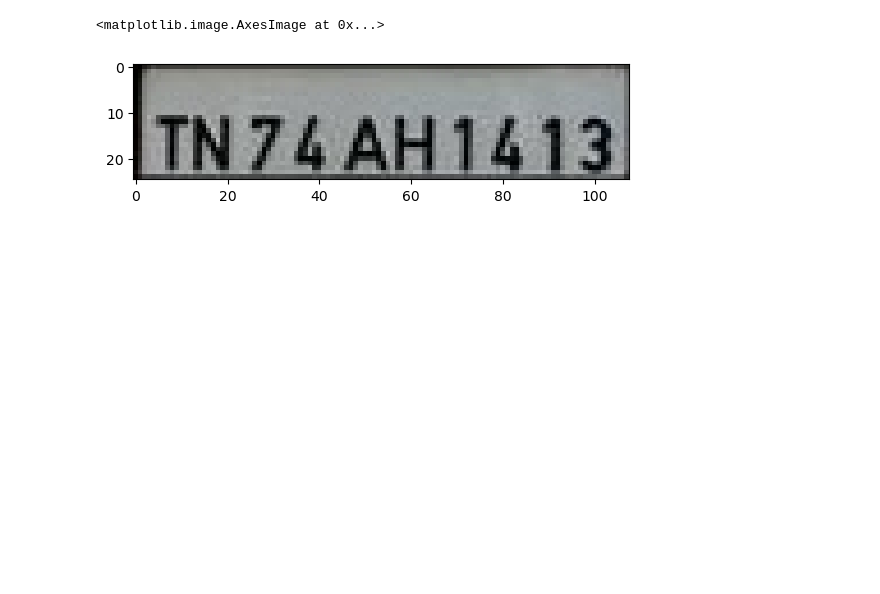
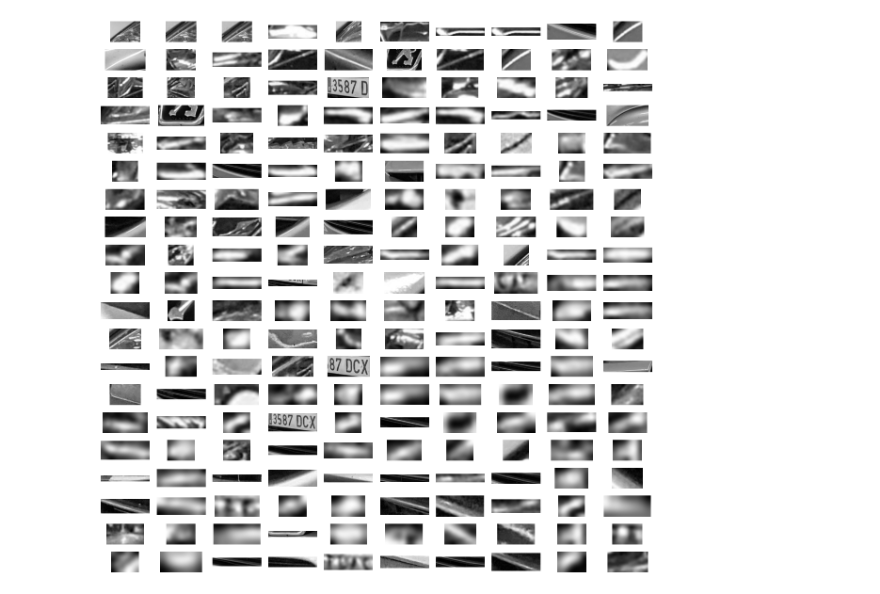
Before and after one commit to adriangar8/vision_learning_project1, a Jupyter notebook: project1/svm.ipynb, the cells around one changed output. Cells and saved outputs as stored; diff of their text form; code cells hidden in the pictures; blank space fills up the shorter version.

```diff
--- a/project1/svm.ipynb
+++ b/project1/svm.ipynb
@@ -8,0 +136,18 @@ from sklearn.model_selection import train_test_split
+# %%
+xml_files, png_files = read_files()
+
+negative_samples_list = []
+licensplates = []
+
+for xml_path, img_path in zip(xml_files, png_files):
+    licen = licensplate(xml_path, img_path)
+    if licen is None:
+        continue
+    licens_gray = cv2.cvtColor(licen, cv2.COLOR_RGB2GRAY)
+    licensplates.append(licens_gray)
+idx = 0
+for xml_path, img_path in zip(xml_files, png_files):
+    if idx == 6:
+        break
+    idx += 1
+    negative_samples_list.extend(negative_samples(xml_path, img_path))
@@ -8,0 +236,3 @@ from sklearn.model_selection import train_test_split
+# %%
+cropped_images = method_3(FRONTALIMAGES[8])
+features = obtain_sift_features(cropped_images)
@@ -8,0 +249,23 @@ from sklearn.model_selection import train_test_split
+# %%
+import matplotlib.pyplot as plt
+# Assuming cropped_images is a list of images
+
+# Set the figure size to make subplots larger
+fig = plt.figure(figsize=(12, 12))
+idx = 1
+# Create a 10x10 grid of subplots
+for image in (cropped_images[:200]):
+    plt.subplot(20, 10, idx)
+
+    # Adjust the aspect ratio to prevent stretching
+    plt.gca().set_aspect('equal', adjustable='box')
+
+    # You can adjust the size of the image by setting the interpolation
+    plt.imshow(image, cmap='gray', interpolation='bicubic')
+
+    plt.axis('off')  # Optional: Hide axis labels
+    idx += 1
+plt.tight_layout()
+plt.show()
+# %% [output]
+[figure, added]
@@ -13,17 +360,19 @@ for file in os.listdir(DATASET_IMG):
 # %%
-img = cv2.cvtColor(cv2.imread(str(png_files[44])), cv2.COLOR_BGR2RGB)
-tree = ET.parse(xml_files[44])
-root = tree.getroot()
+samples = []
+for image_path, xml_path in zip(png_files, xml_files):
+    img = cv2.cvtColor(cv2.imread(image_path), cv2.COLOR_BGR2RGB)
+    # Load XML from file
+    tree = ET.parse(xml_path)
+    root = tree.getroot()
 
-# Extract bounding box
-bndbox = root.find('.//bndbox')
-xmin = int(bndbox.find('xmin').text)
-ymin = int(bndbox.find('ymin').text)
-xmax = int(bndbox.find('xmax').text)
-ymax = int(bndbox.find('ymax').text)
+    # Extract bounding box
+    bndbox = root.find('.//bndbox')
+    xmin = int(bndbox.find('xmin').text)
+    ymin = int(bndbox.find('ymin').text)
+    xmax = int(bndbox.find('xmax').text)
+    ymax = int(bndbox.find('ymax').text)
+    licenseplate = img[ymin:ymax, xmin:xmax]
 
-licensplate = img[ymin:ymax, xmin:xmax]
-plt.imshow(licensplate)
+    shape = licenseplate.shape
+    if not 0 in shape:
+        samples.append(licenseplate)
-# %% [output]
-<matplotlib.image.AxesImage at 0x...>
-[figure, removed]
```
Also changed, not shown: parts of 34 cells of this notebook, 2 other files.
